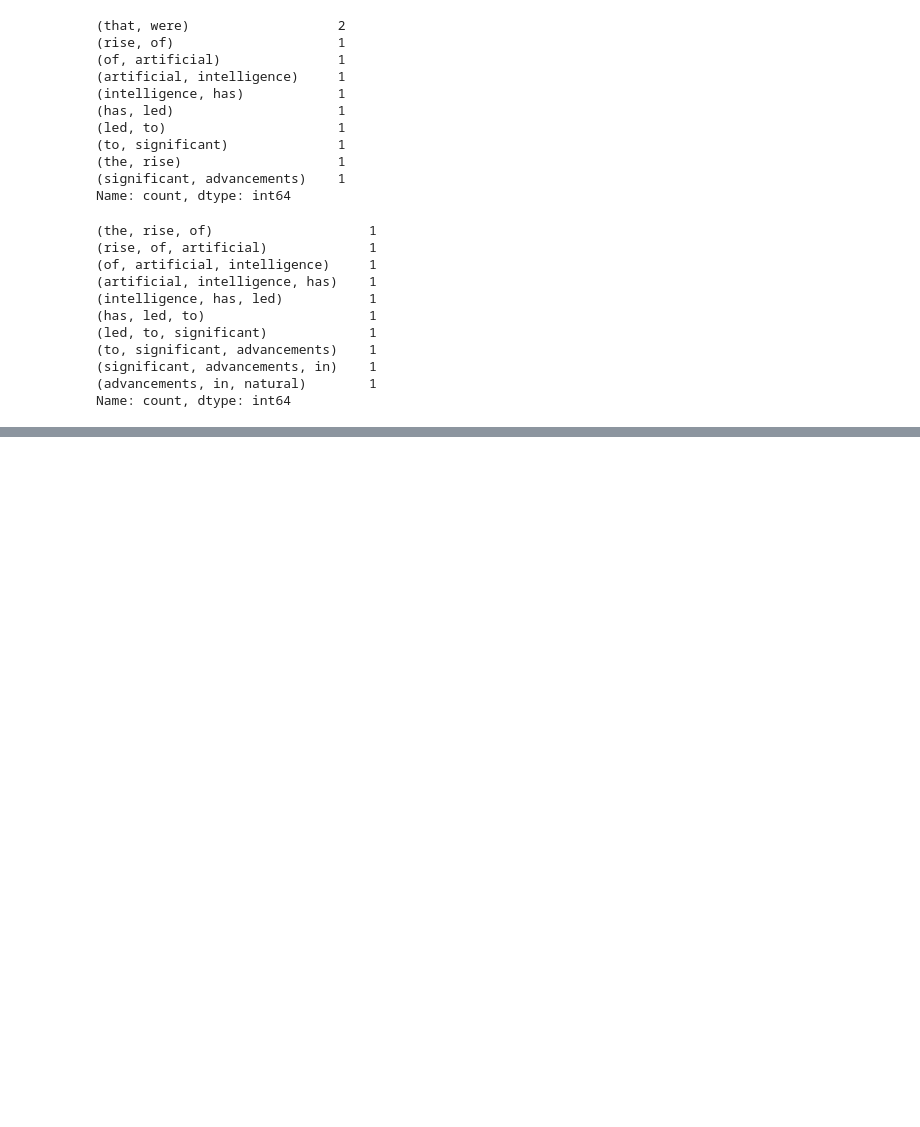
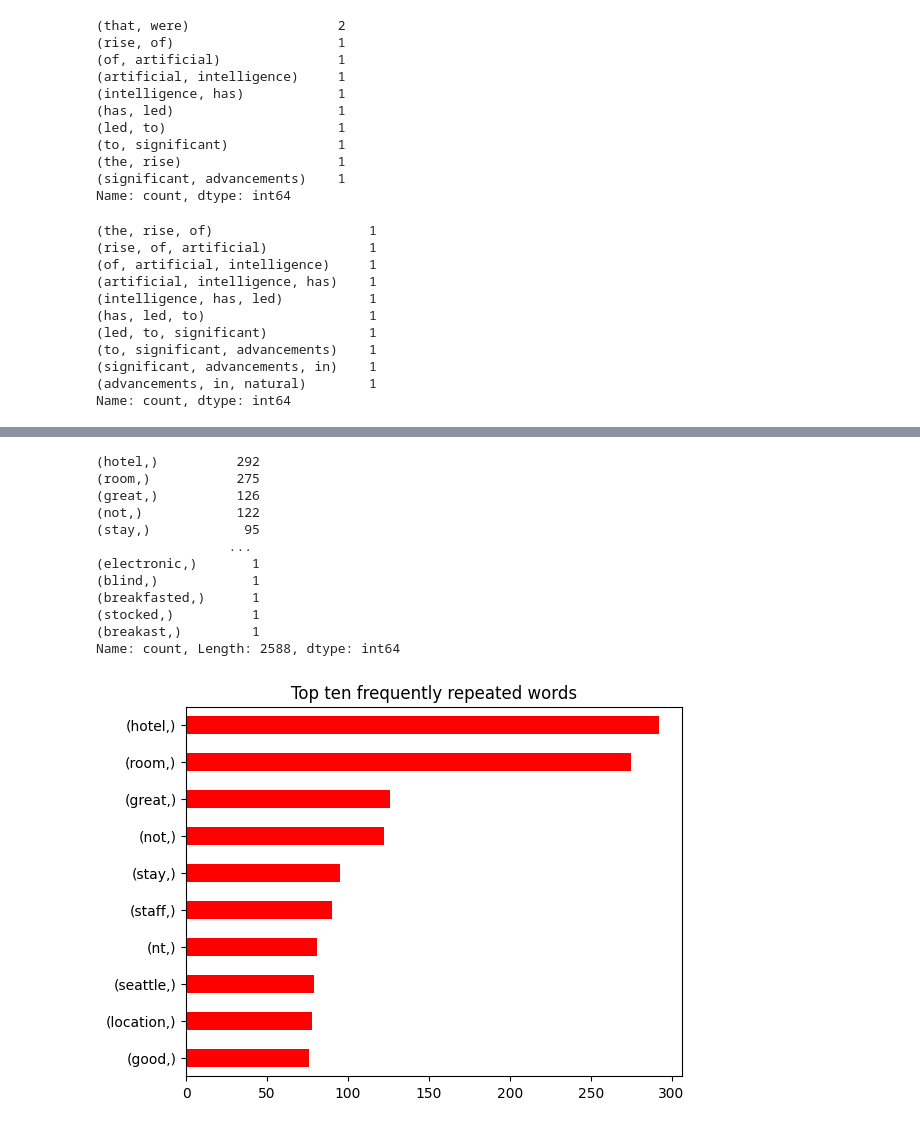
Before and after one commit to SurajSG23/Natural-Language-Processing, a Jupyter notebook: Module-1.ipynb, the cells around one changed output, grey strips where cells are left out. Drawn from its saved outputs; the diff is of its cells as text; code cells hidden in the pictures; blank space fills up the shorter version.

```diff
--- a/Module-1.ipynb
+++ b/Module-1.ipynb
@@ -340,0 +397,5 @@ data.head()
+# %%
+# Tokenization
+
+data['Tokenized'] = data.apply(lambda x: word_tokenize(x['Review_no_stopwords_no_punt']), axis=1)
+data['Tokenized']
@@ -340,0 +415,6 @@ data.head()
+# %%
+# Stemming
+
+ps = PorterStemmer()
+data['Stemmed'] = data['Tokenized'].apply(lambda tokens: [ps.stem(token) for token in tokens])
+data['Stemmed']
@@ -340,0 +434,6 @@ data.head()
+# %%
+# Lemmatization
+
+lemmatizer = WordNetLemmatizer()
+data['Lemmatized'] = data['Tokenized'].apply(lambda tokens: [lemmatizer.lemmatize(token) for token in tokens])
+data['Lemmatized']
@@ -340,0 +453,26 @@ data.head()
+# %%
+tokens_clean = sum(data['Lemmatized'], [])
+
+# [['this','is','good'], ['movie','was','amazing'], ['i','like','it']]
+#                         ||
+# ['this','is','good','movie','was','amazing','i','like','it']
+# %%
+unigrams = pd.Series(nltk.ngrams(tokens_clean, 1)).value_counts()
+print(unigrams)
+unigrams[:10].sort_values().plot.barh(color='red')
+plt.title("Top ten frequently repeated words")
+plt.show()
+# %% [output]
+(hotel,)          292
+(room,)           275
+(great,)          126
+(not,)            122
+(stay,)            95
+                 ...
+(electronic,)       1
+(blind,)            1
+(breakfasted,)      1
+(stocked,)          1
+(breakast,)         1
+Name: count, Length: 2588, dtype: int64
+[figure, added]
```
Also changed, not shown: parts of 10 cells of this notebook.
